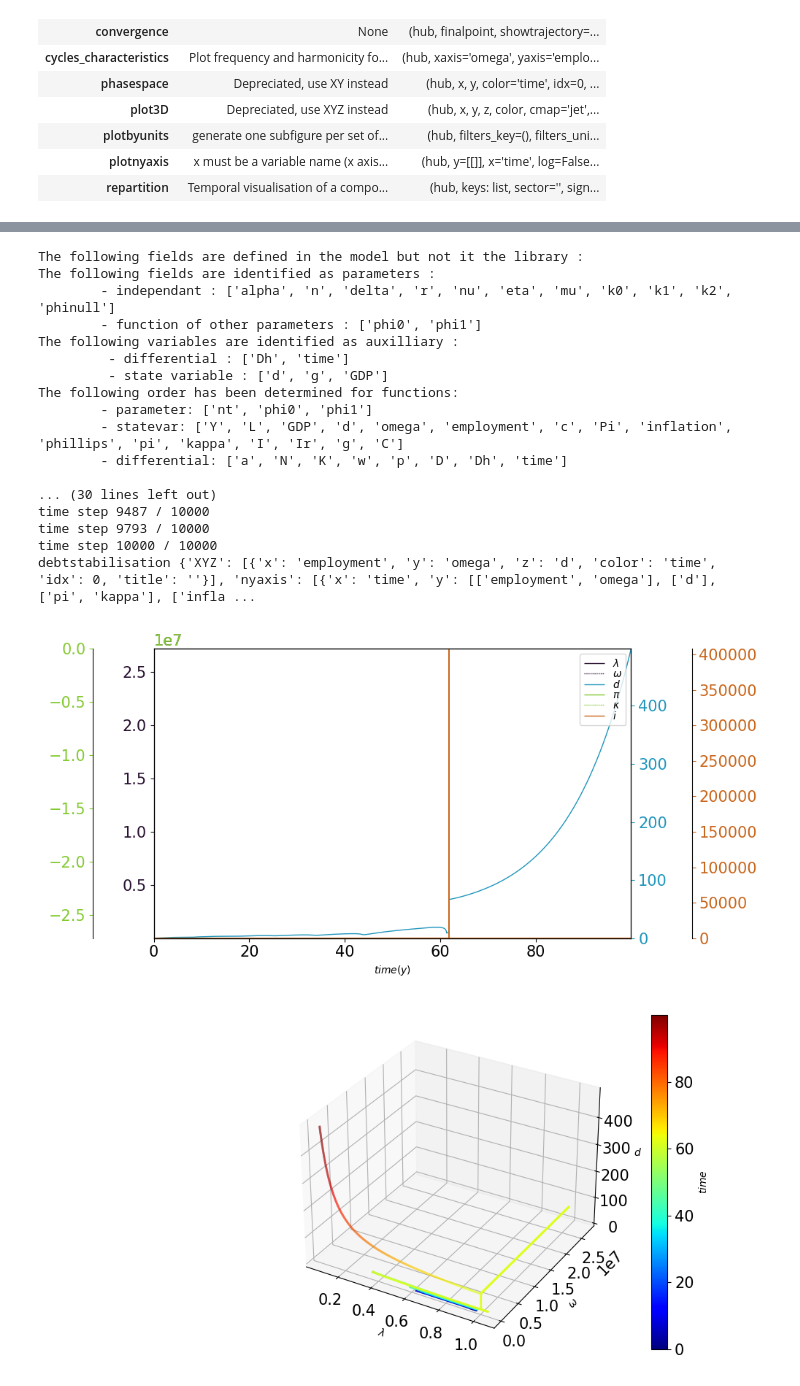
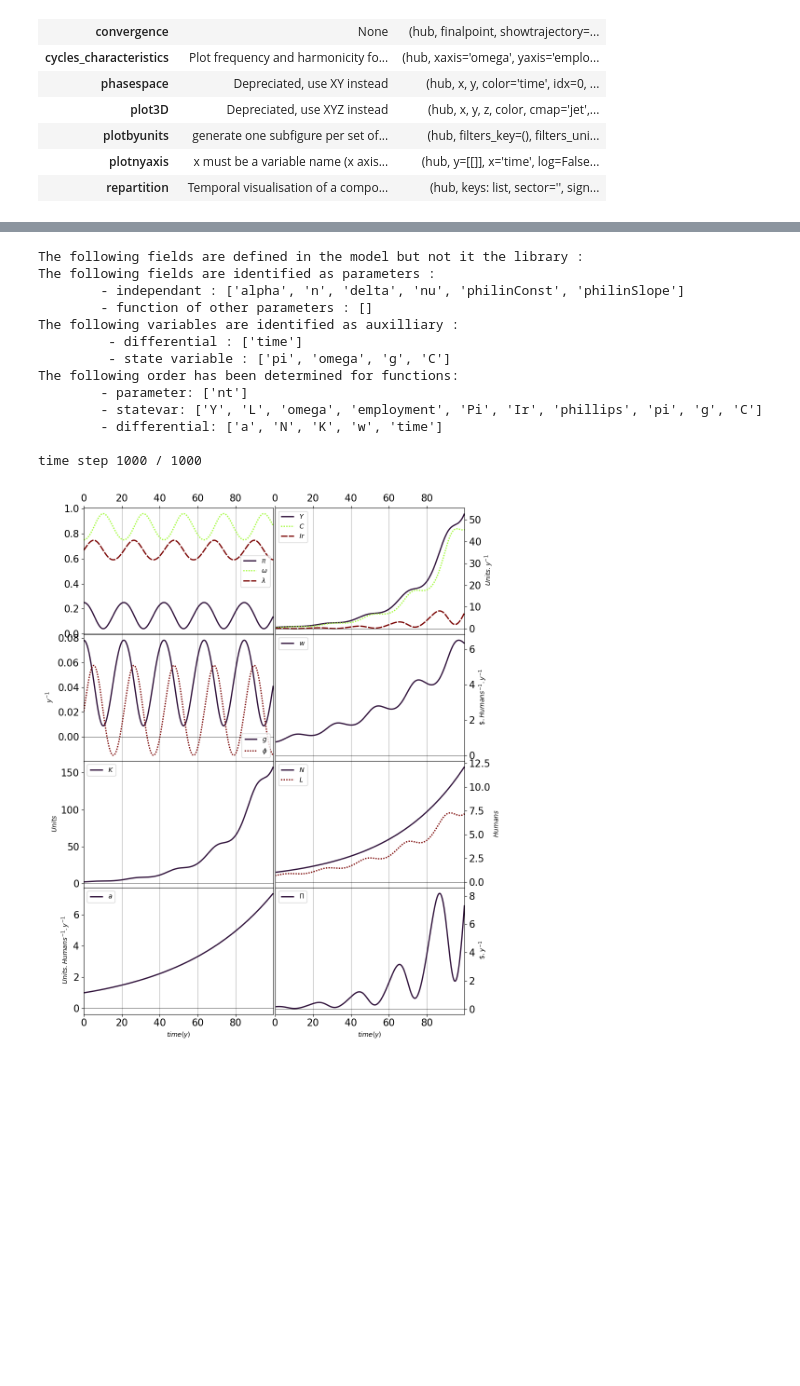
Before and after one commit to DaluS/CHIMES, a Jupyter notebook: doc/PaulFiles/SandBox.ipynb, the cells around one changed output, grey strips where cells are left out. Drawn from its saved outputs; the diff is of its cells as text; code cells hidden in the pictures; blank space fills up the shorter version.

```diff
--- a/doc/PaulFiles/SandBox.ipynb
+++ b/doc/PaulFiles/SandBox.ipynb
@@ -57,30 +75,22 @@ chm.get_available_plots()
 # %%
 %matplotlib widget
 plt.close('all')
 
-hub=chm.Hub('GK',preset='debtstabilisation')
-preset=hub.dmodel['preset']
-hub.dmodel['presets'].get(preset,{'plots':{}})['plots']
-hub.run(verb=0.1)
-#hub.plot()
-hub.plot_preset()
+hub=chm.Hub('Goodwin',preset='default')
+hub.run()
+hub.plot()
 # %% [output]
 The following fields are defined in the model but not it the library :
 The following fields are identified as parameters :
-        - independant : ['alpha', 'n', 'delta', 'r', 'nu', 'eta', 'mu', 'k0', 'k1', 'k2', 'phinull']
-        - function of other parameters : ['phi0', 'phi1']
+        - independant : ['alpha', 'n', 'delta', 'nu', 'philinConst', 'philinSlope']
+        - function of other parameters : []
 The following variables are identified as auxilliary :
-         - differential : ['Dh', 'time']
-         - state variable : ['d', 'g', 'GDP']
+         - differential : ['time']
+         - state variable : ['pi', 'omega', 'g', 'C']
 The following order has been determined for functions:
-        - parameter: ['nt', 'phi0', 'phi1']
-        - statevar: ['Y', 'L', 'GDP', 'd', 'omega', 'employment', 'c', 'Pi', 'inflation', 'phillips', 'pi', 'kappa', 'I', 'Ir', 'g', 'C']
-        - differential: ['a', 'N', 'K', 'w', 'p', 'D', 'Dh', 'time']
+        - parameter: ['nt']
+        - statevar: ['Y', 'L', 'omega', 'employment', 'Pi', 'Ir', 'phillips', 'pi', 'g', 'C']
+        - differential: ['a', 'N', 'K', 'w', 'time']
 
-... (30 lines left out)
-time step 9487 / 10000
-time step 9793 / 10000
-time step 10000 / 10000
-debtstabilisation {'XYZ': [{'x': 'employment', 'y': 'omega', 'z': 'd', 'color': 'time', 'idx': 0, 'title': ''}], 'nyaxis': [{'x': 'time', 'y': [['employment', 'omega'], ['d'], ['pi', 'kappa'], ['infla ...
+time step 1000 / 1000
-[figure, old version]
+[figure, new version]
-[figure, removed]
```
Also changed, not shown: parts of 6 cells of this notebook, 16 other files.
